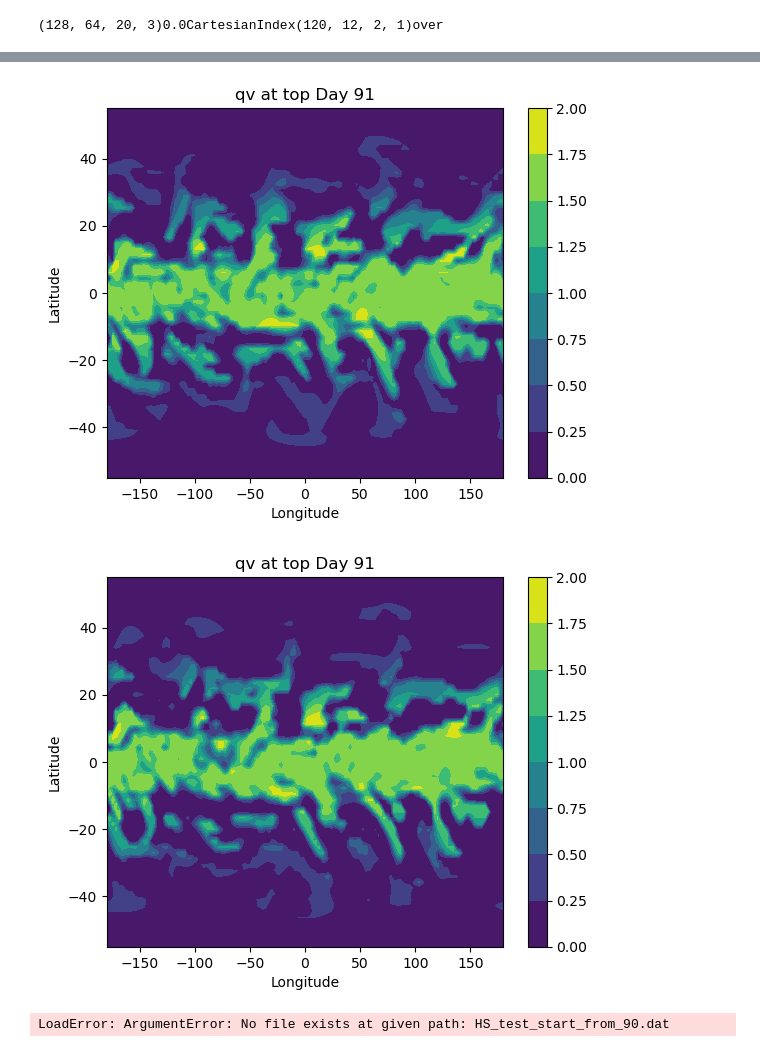
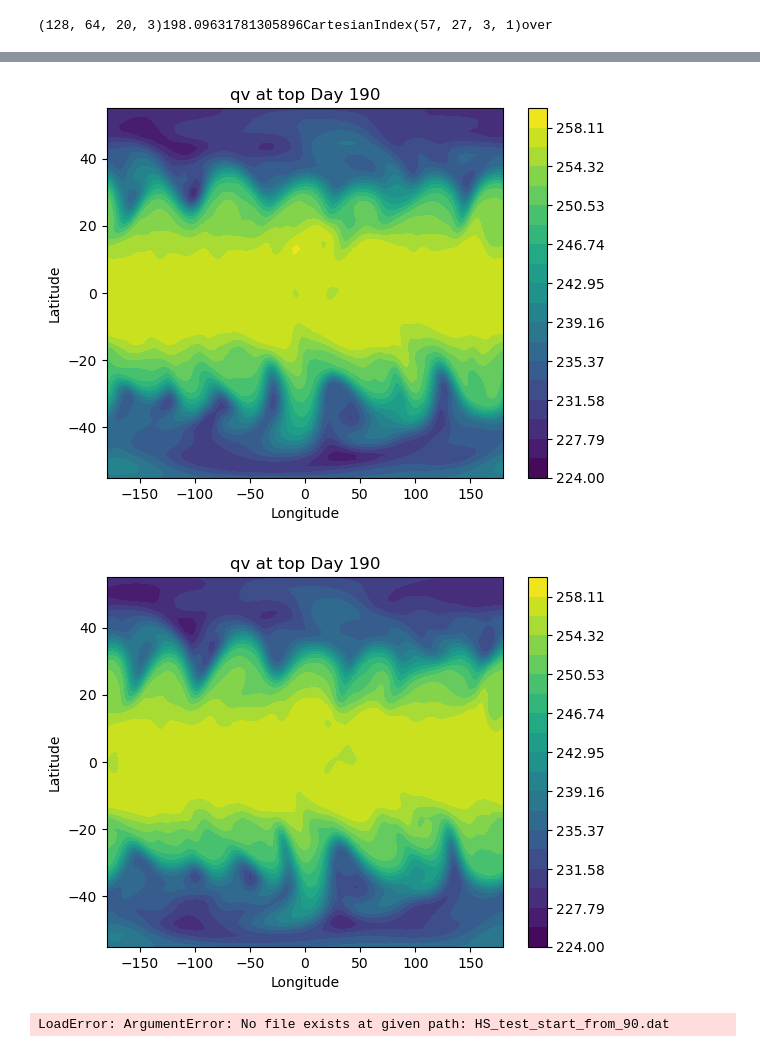
Before and after one commit to PeterChang1023/Dycore_version_7, a Jupyter notebook: IdealizedSpetralGCM.jl/exp/HSt42/test_from90day.ipynb, the cells around one changed output, grey strips where cells are left out. Saved outputs shown, nothing was run; the diff lists cells and outputs as text; code cells hidden in the pictures.

```diff
--- a/IdealizedSpetralGCM.jl/exp/HSt42/test_from90day.ipynb
+++ b/IdealizedSpetralGCM.jl/exp/HSt42/test_from90day.ipynb
@@ -2,7 +2,7 @@
 using JLD
 using PyPlot
 
-u_read = load("HS_test_start_from_90.dat")
+u_read = load("0404_300_50_8_variables.dat")
 
 u      = u_read["grid_u_c_xyzt"]
 v      = u_read["grid_v_c_xyzt"]
@@ -23,8 +23,12 @@ yy = last.(Iterators.product(x,y))
 println(size(u))
 k = 0.5*(v.^2+ u.^2)
 #println(size(k[:,:,:]))
+u_read_2  = load("0511_300_100_sum_tracers_output.dat")
 
-PyPlot.contourf(xx, yy, k[:,:,1,1])
+t      = u_read_2["grid_t_c_xyzt"]
+# PyPlot.contourf(xx, yy, k[:,:,1,1])
+
+PyPlot.contourf(xx, yy, grid_t_c_xyzt[:,:,10,90]-t[:,:,10,1])
 PyPlot.xlabel("Longitude")
 PyPlot.ylabel("Latitude")
 PyPlot.title("Kinetic Energy at surface")
@@ -37,9 +43,9 @@ LoadError: ArgumentError: No file exists at given path: HS_test_start_from_90.da
 using JLD
 using PyPlot
 
-u_read  = load("tracers_correction_300days.dat")
+u_read  = load("0511_300_100_sum_tracers_output.dat")
 
-qv      = u_read["grid_tracers_c_xyz1t"]
+qv      = u_read["grid_t_c_xyzt"]
 
 print(size(qv))
 print(minimum(qv))
@@ -52,14 +58,14 @@ yy = last.(Iterators.product(x,y))
 
 for t in collect(1:3)
     PyPlot.figure()
-    PyPlot.contourf(xx, yy, qv[:,:,10,t])
+    PyPlot.contourf(xx, yy, qv[:,:,10,t],levels=LinRange(224,260,20))
     PyPlot.xlabel("Longitude")
     PyPlot.ylabel("Latitude")
-    PyPlot.title("qv at top Day 91")
+    PyPlot.title("qv at top Day 190")
     PyPlot.colorbar()
     #PyPlot.savefig("test_qv3.png", dpi=300.)
     PyPlot.show()
 end
 println("over")
 # %% [output]
-(128, 64, 20, 3)0.0CartesianIndex(120, 12, 2, 1)over
+(128, 64, 20, 3)198.09631781305896CartesianIndex(57, 27, 3, 1)over
@@ -67,5 +73,5 @@ println("over")
-[figure, old version]
+[figure, new version]
-[figure, old version]
+[figure, new version]
 # %%
 ### using JLD
 using PyPlot
```
Also changed, not shown: parts of 2 cells of this notebook, 8 other files.
